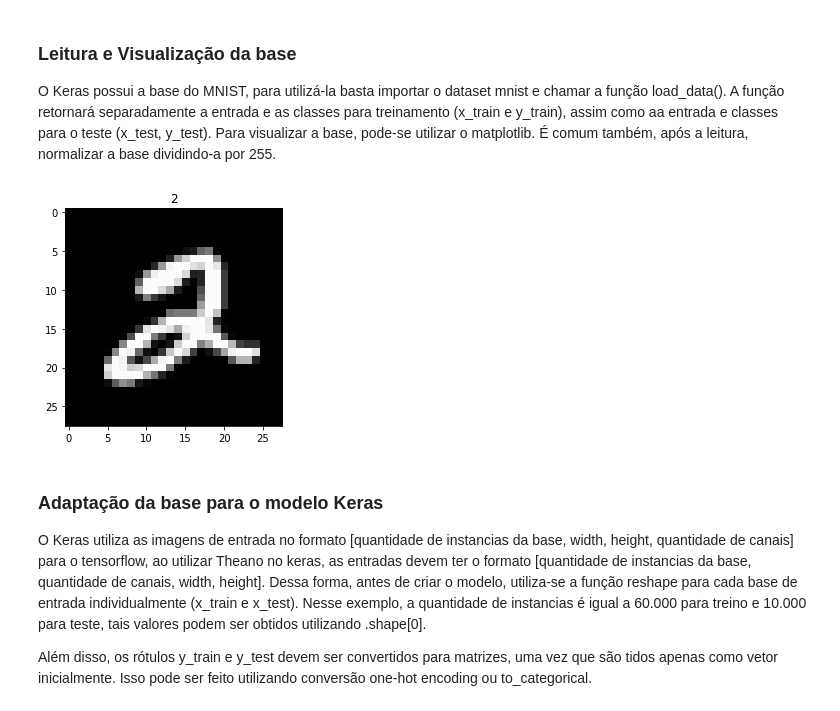
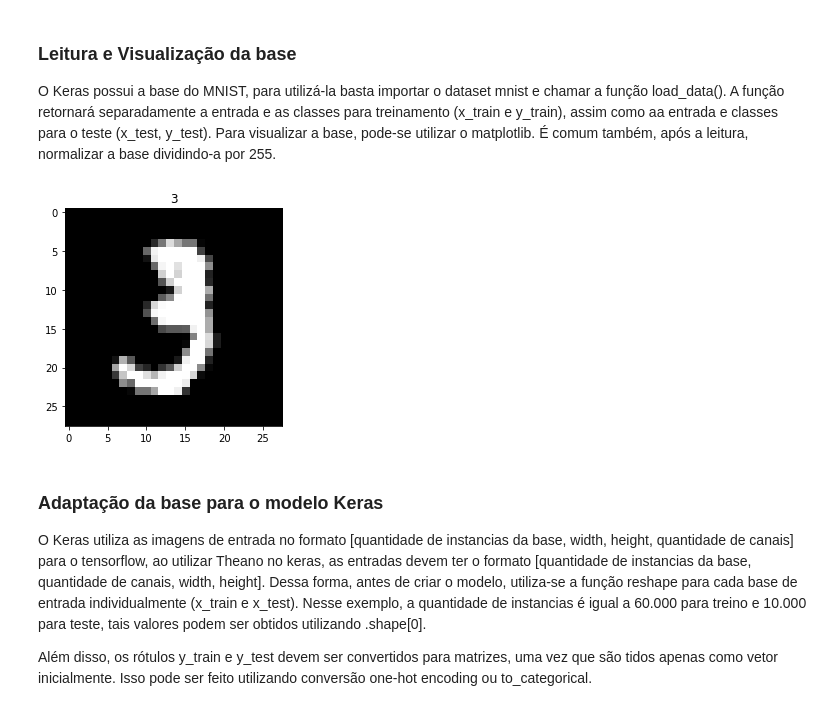
Before and after one commit to cscisufpb/happIEEE, a Jupyter notebook: Deep Learning/MNIST.ipynb, the cells around one changed output. Drawn from its saved outputs; the diff is of its cells as text; code cells hidden in the pictures.

```diff
--- a/Deep Learning/MNIST.ipynb
+++ b/Deep Learning/MNIST.ipynb
@@ -34,14 +34,14 @@ O Keras possui a base do MNIST, para utilizá-la basta importar o dataset mnist
 # %%
 ### leitura do dataset
 (x_train, y_train), (x_test, y_test) = mnist.load_data()
 ### Visualizar instâncias
-plt.imshow(x_train[5], cmap=plt.get_cmap('gray'))
-plt.title(y_train[5])
+plt.imshow(x_train[10], cmap=plt.get_cmap('gray'))
+plt.title(y_train[10])
 ### Normalizar
 x_train = x_train/255
 x_test =  x_test/255
 # %% [output]
-[figure, old version]
+[figure, new version]
 # %% [markdown]
 ### Adaptação da base para o modelo Keras
 
```
Also changed, not shown: parts of 12 cells of this notebook, 3 other files.
